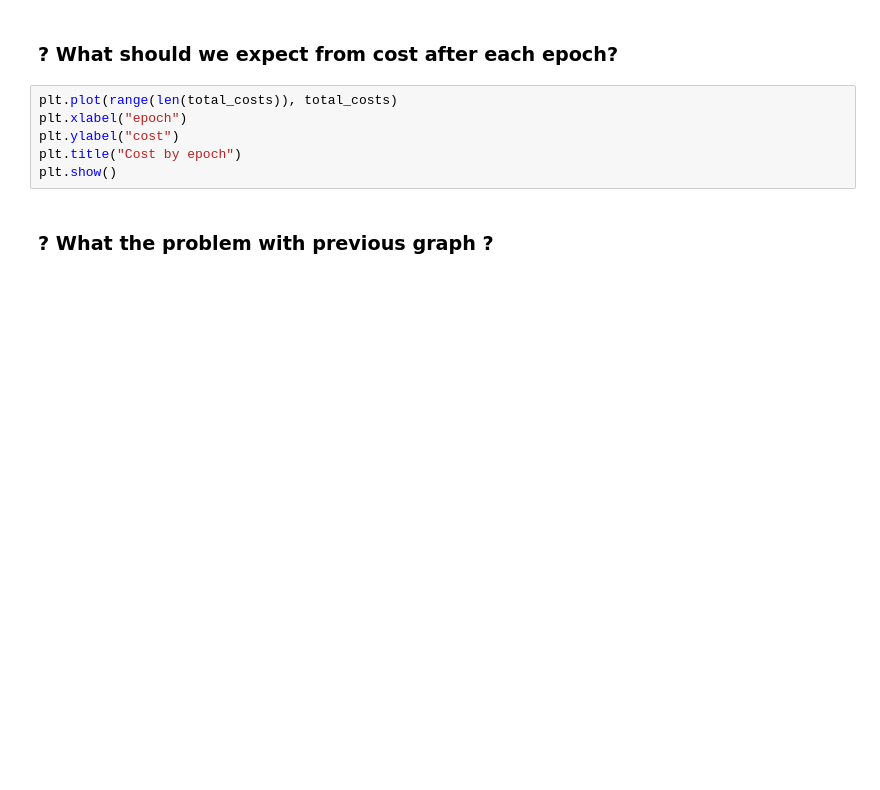
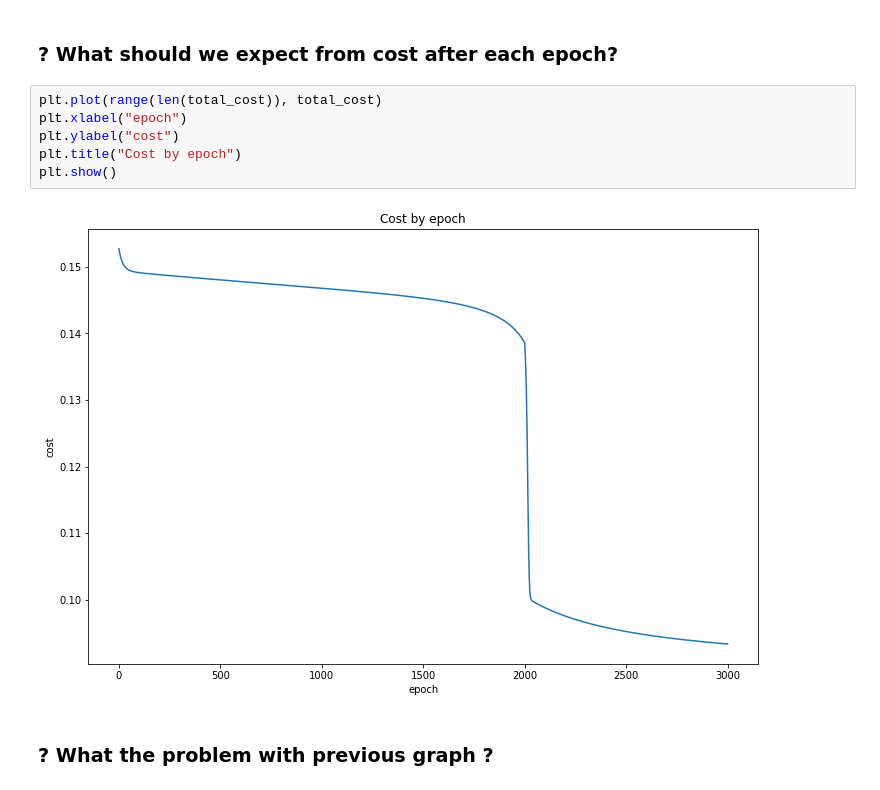
Before and after one commit to jackersson/cv-course-vntu, a Jupyter notebook: neural-networks-basics/advanced/neural_networks_advanced.ipynb, the cells around one changed output. Drawn from its saved outputs; the diff is of its cells as text; blank space fills up the shorter version.

```diff
--- a/neural-networks-basics/advanced/neural_networks_advanced.ipynb
+++ b/neural-networks-basics/advanced/neural_networks_advanced.ipynb
@@ -545,11 +654,13 @@ for i in range(epochs):
 # %% [markdown]
 ### ? What should we expect from cost after each epoch?
 # %%
-plt.plot(range(len(total_costs)), total_costs)
+plt.plot(range(len(total_cost)), total_cost)
 plt.xlabel("epoch")
 plt.ylabel("cost")
 plt.title("Cost by epoch")
 plt.show()
+# %% [output]
+[figure, added]
 # %% [markdown]
 ### ? What the problem with previous graph ?
 # %% [markdown]
```
Also changed, not shown: parts of 39 cells of this notebook, 1 other file.
